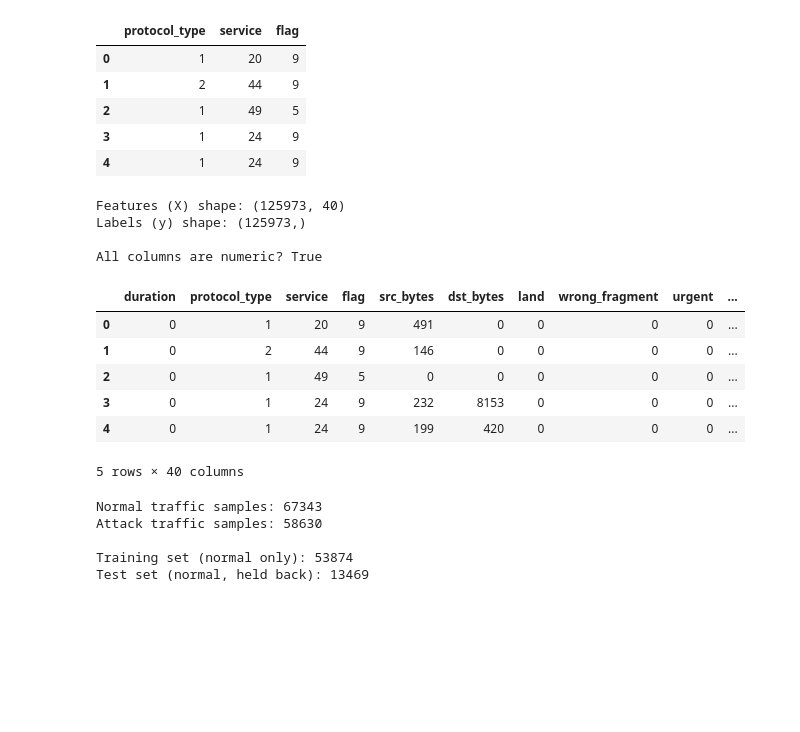
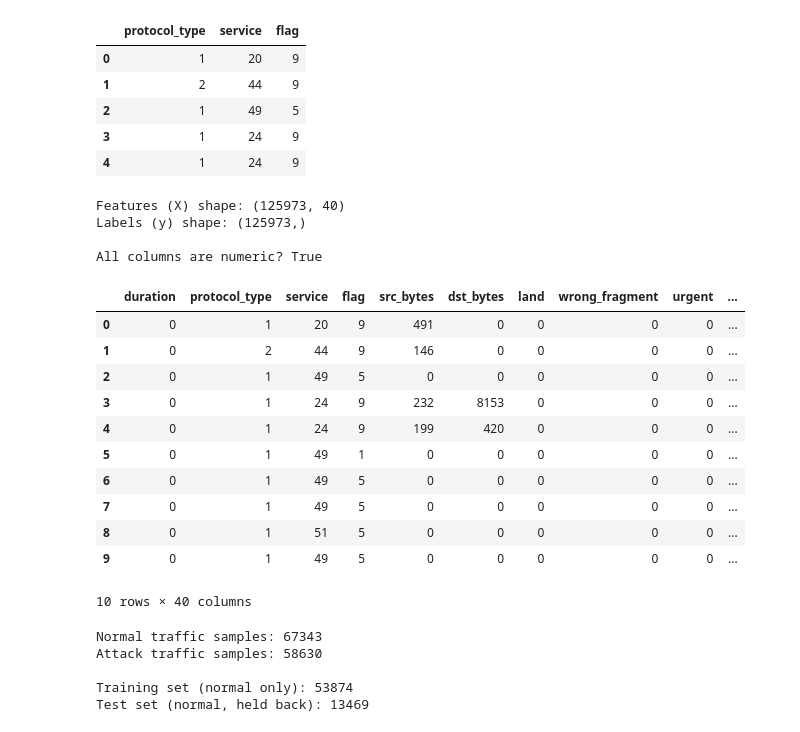
Before and after one commit to anamikashajith4/AI-SOC-AGENT, a Jupyter notebook: notebooks/01_explore_data.ipynb, the cells around one changed output. Saved outputs shown, nothing was run; the diff lists cells and outputs as text; code cells hidden in the pictures; blank space fills up the shorter version.

```diff
--- a/notebooks/01_explore_data.ipynb
+++ b/notebooks/01_explore_data.ipynb
@@ -126,28 +126,33 @@ Encoding done. Sample of cleaned data:
 # %%
 # Drop columns we don't need for training the model
 # 'label' = original text label (already captured in attack_category)
 # 'difficulty' = a scoring metadata field, not a real network feature
 # 'num_outbound_cmds' = known to always be 0 in this dataset (adds no value)
 
 X = df.drop(columns=['label', 'difficulty', 'attack_category', 'num_outbound_cmds'])
 y = df['attack_category']  # our target labels, kept separately
 
 print("Features (X) shape:", X.shape)
 print("Labels (y) shape:", y.shape)
 print("\nAll columns are numeric?", X.select_dtypes(include='object').empty)
-X.head()
+X.head(10)
 # %% [output]
 Features (X) shape: (125973, 40)
 Labels (y) shape: (125973,)
 
 All columns are numeric? True
 |  | duration | protocol_type | service | flag | src_bytes | dst_bytes | land | wrong_fragment | urgent | ... |
 | 0 | 0 | 1 | 20 | 9 | 491 | 0 | 0 | 0 | 0 | ... |
 | 1 | 0 | 2 | 44 | 9 | 146 | 0 | 0 | 0 | 0 | ... |
 | 2 | 0 | 1 | 49 | 5 | 0 | 0 | 0 | 0 | 0 | ... |
 | 3 | 0 | 1 | 24 | 9 | 232 | 8153 | 0 | 0 | 0 | ... |
 | 4 | 0 | 1 | 24 | 9 | 199 | 420 | 0 | 0 | 0 | ... |
+| 5 | 0 | 1 | 49 | 1 | 0 | 0 | 0 | 0 | 0 | ... |
+| 6 | 0 | 1 | 49 | 5 | 0 | 0 | 0 | 0 | 0 | ... |
+| 7 | 0 | 1 | 49 | 5 | 0 | 0 | 0 | 0 | 0 | ... |
+| 8 | 0 | 1 | 51 | 5 | 0 | 0 | 0 | 0 | 0 | ... |
+| 9 | 0 | 1 | 49 | 5 | 0 | 0 | 0 | 0 | 0 | ... |
-5 rows × 40 columns
+10 rows × 40 columns
 # %%
 from sklearn.model_selection import train_test_split
 
```
